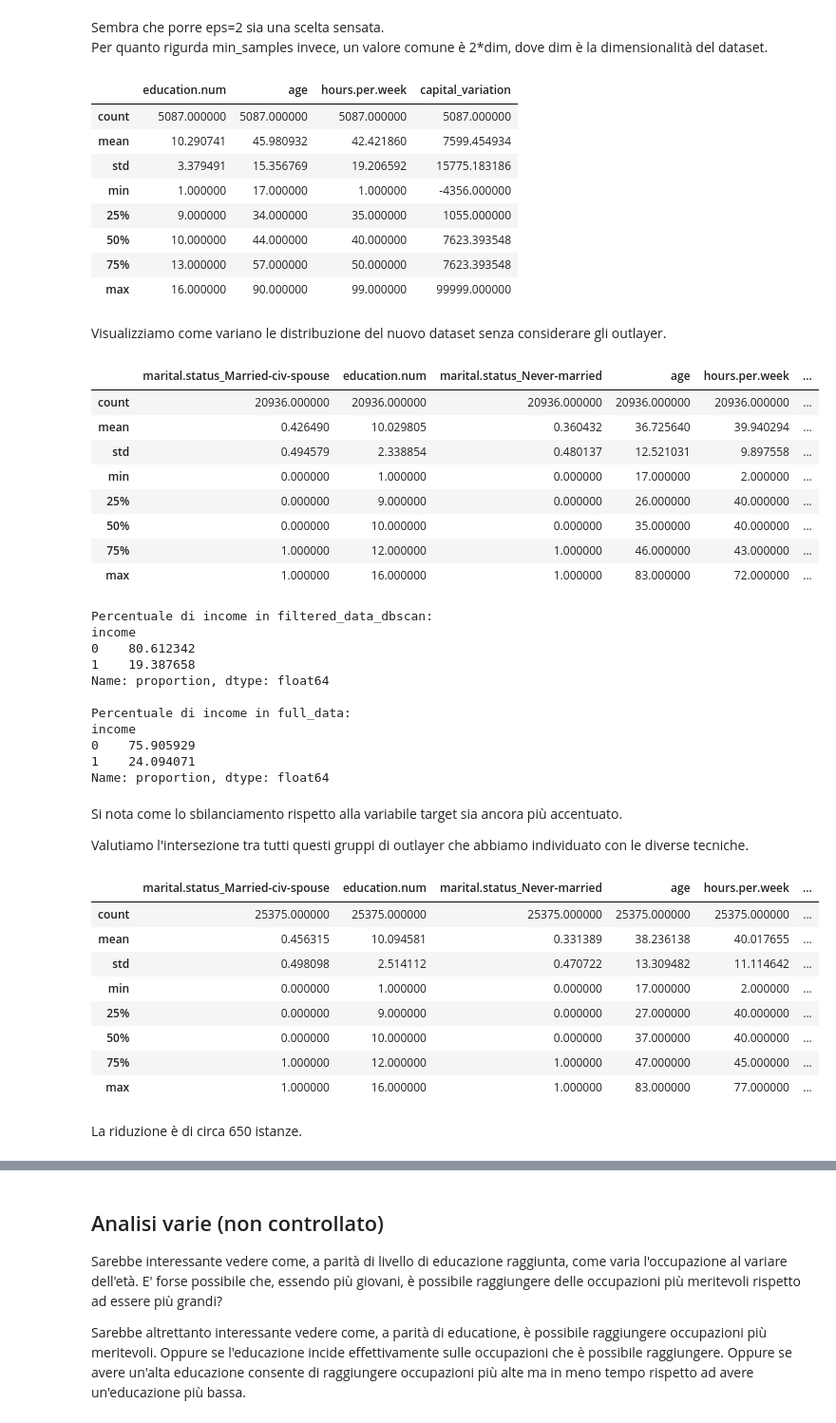
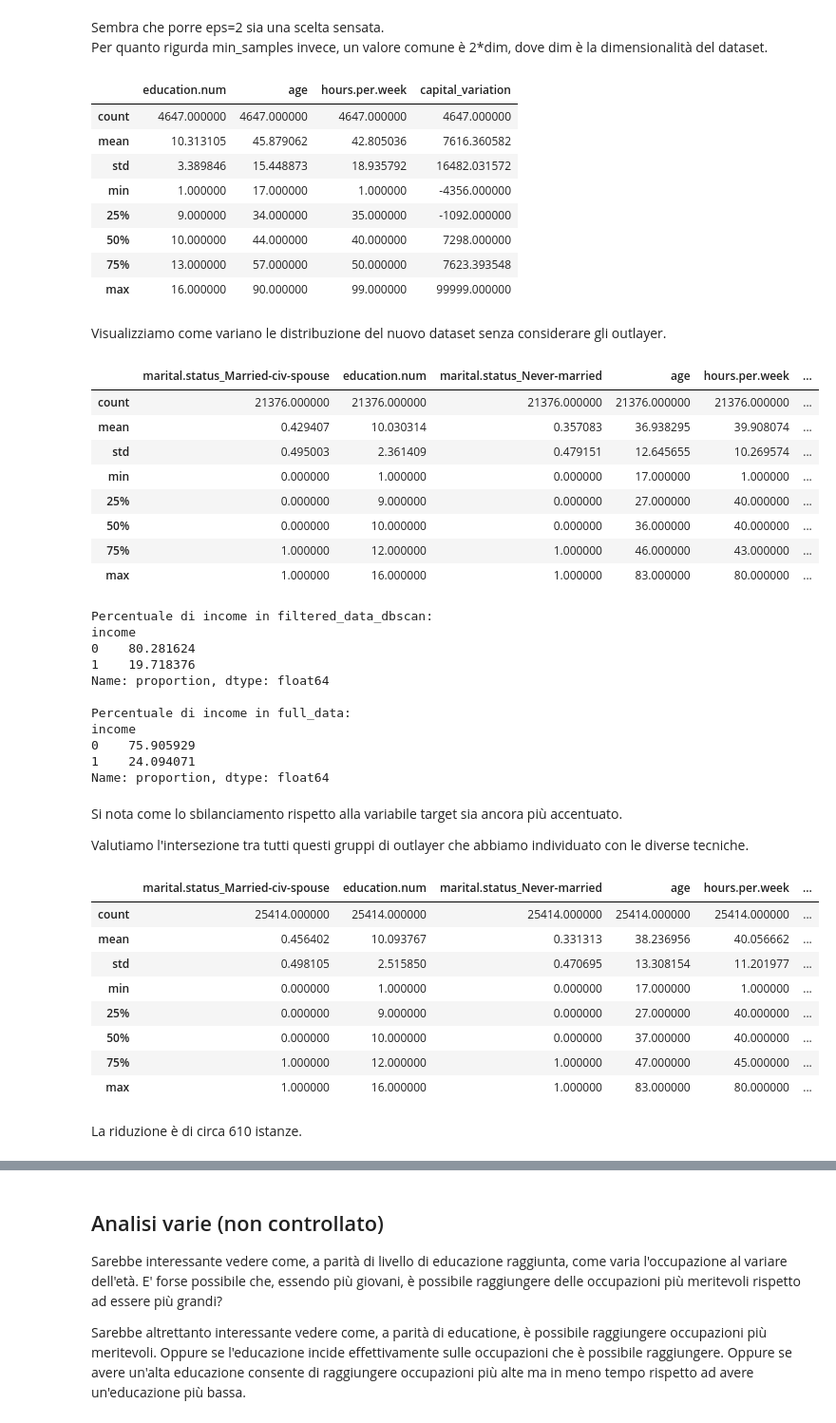
Before and after one commit to ale29ruf/Progetto_Data_Mining, a Jupyter notebook: ProgettoACI.ipynb, the cells around one changed output, grey strips where cells are left out. Shown at 95% size. Saved outputs shown, nothing was run; the diff lists cells and outputs as text; code cells hidden in the pictures.

```diff
--- a/ProgettoACI.ipynb
+++ b/ProgettoACI.ipynb
@@ -962,23 +963,23 @@ Per quanto rigurda min_samples invece, un valore comune è 2*dim, dove dim è la
 # %%
 from sklearn.cluster import DBSCAN
 
-dbscan = DBSCAN(eps=2, min_samples=2*5)
+dbscan = DBSCAN(eps=2, min_samples=2*4)
 
 # Lancio DBSCAN
 labels = dbscan.fit_predict(train_set_non_binary)
 
 # Le anomalie vengono etichettate come -1 dall'algoritmo
 anomalies = train_set_non_binary[labels == -1]
 
 anomalies.describe()
 # %% [output]
 |  | education.num | age | hours.per.week | capital_variation |
-| count | 5087.000000 | 5087.000000 | 5087.000000 | 5087.000000 |
-| mean | 10.290741 | 45.980932 | 42.421860 | 7599.454934 |
-| std | 3.379491 | 15.356769 | 19.206592 | 15775.183186 |
+| count | 4647.000000 | 4647.000000 | 4647.000000 | 4647.000000 |
+| mean | 10.313105 | 45.879062 | 42.805036 | 7616.360582 |
+| std | 3.389846 | 15.448873 | 18.935792 | 16482.031572 |
 | min | 1.000000 | 17.000000 | 1.000000 | -4356.000000 |
-| 25% | 9.000000 | 34.000000 | 35.000000 | 1055.000000 |
-| 50% | 10.000000 | 44.000000 | 40.000000 | 7623.393548 |
+| 25% | 9.000000 | 34.000000 | 35.000000 | -1092.000000 |
+| 50% | 10.000000 | 44.000000 | 40.000000 | 7298.000000 |
 | 75% | 13.000000 | 57.000000 | 50.000000 | 7623.393548 |
 | max | 16.000000 | 90.000000 | 99.000000 | 99999.000000 |
 # %% [markdown]
@@ -992,14 +993,14 @@ filtered_data_dbscan = full_data[~test_anomalies_mask]
 filtered_data_dbscan.describe()
 # %% [output]
 |  | marital.status_Married-civ-spouse | education.num | marital.status_Never-married | age | hours.per.week | ... |
-| count | 20936.000000 | 20936.000000 | 20936.000000 | 20936.000000 | 20936.000000 | ... |
-| mean | 0.426490 | 10.029805 | 0.360432 | 36.725640 | 39.940294 | ... |
-| std | 0.494579 | 2.338854 | 0.480137 | 12.521031 | 9.897558 | ... |
-| min | 0.000000 | 1.000000 | 0.000000 | 17.000000 | 2.000000 | ... |
-| 25% | 0.000000 | 9.000000 | 0.000000 | 26.000000 | 40.000000 | ... |
-| 50% | 0.000000 | 10.000000 | 0.000000 | 35.000000 | 40.000000 | ... |
+| count | 21376.000000 | 21376.000000 | 21376.000000 | 21376.000000 | 21376.000000 | ... |
+| mean | 0.429407 | 10.030314 | 0.357083 | 36.938295 | 39.908074 | ... |
+| std | 0.495003 | 2.361409 | 0.479151 | 12.645655 | 10.269574 | ... |
+| min | 0.000000 | 1.000000 | 0.000000 | 17.000000 | 1.000000 | ... |
+| 25% | 0.000000 | 9.000000 | 0.000000 | 27.000000 | 40.000000 | ... |
+| 50% | 0.000000 | 10.000000 | 0.000000 | 36.000000 | 40.000000 | ... |
 | 75% | 1.000000 | 12.000000 | 1.000000 | 46.000000 | 43.000000 | ... |
-| max | 1.000000 | 16.000000 | 1.000000 | 83.000000 | 72.000000 | ... |
+| max | 1.000000 | 16.000000 | 1.000000 | 83.000000 | 80.000000 | ... |
 # %%
 filtered_data_income_percent = filtered_data_dbscan['income'].value_counts(normalize=True) * 100
 train_set_income_percent = full_data['income'].value_counts(normalize=True) * 100
@@ -1011,8 +1012,8 @@ print(train_set_income_percent)
 # %% [output]
 Percentuale di income in filtered_data_dbscan:
 income
-0    80.612342
-1    19.387658
+0    80.281624
+1    19.718376
 Name: proportion, dtype: float64
 
 Percentuale di income in full_data:
@@ -1031,16 +1032,16 @@ filtered_data_final = full_data[~final_mask]
 filtered_data_final.describe()
 # %% [output]
 |  | marital.status_Married-civ-spouse | education.num | marital.status_Never-married | age | hours.per.week | ... |
-| count | 25375.000000 | 25375.000000 | 25375.000000 | 25375.000000 | 25375.000000 | ... |
-| mean | 0.456315 | 10.094581 | 0.331389 | 38.236138 | 40.017655 | ... |
-| std | 0.498098 | 2.514112 | 0.470722 | 13.309482 | 11.114642 | ... |
-| min | 0.000000 | 1.000000 | 0.000000 | 17.000000 | 2.000000 | ... |
+| count | 25414.000000 | 25414.000000 | 25414.000000 | 25414.000000 | 25414.000000 | ... |
+| mean | 0.456402 | 10.093767 | 0.331313 | 38.236956 | 40.056662 | ... |
+| std | 0.498105 | 2.515850 | 0.470695 | 13.308154 | 11.201977 | ... |
+| min | 0.000000 | 1.000000 | 0.000000 | 17.000000 | 1.000000 | ... |
 | 25% | 0.000000 | 9.000000 | 0.000000 | 27.000000 | 40.000000 | ... |
 | 50% | 0.000000 | 10.000000 | 0.000000 | 37.000000 | 40.000000 | ... |
 | 75% | 1.000000 | 12.000000 | 1.000000 | 47.000000 | 45.000000 | ... |
-| max | 1.000000 | 16.000000 | 1.000000 | 83.000000 | 77.000000 | ... |
+| max | 1.000000 | 16.000000 | 1.000000 | 83.000000 | 80.000000 | ... |
 # %% [markdown]
-La riduzione è di circa 650 istanze.
+La riduzione è di circa 610 istanze.
 # %%
 filtered_data_income_percent = filtered_data_final['income'].value_counts(normalize=True) * 100
 train_set_income_percent = full_data['income'].value_counts(normalize=True) * 100
```
Also changed, not shown: parts of 8 cells of this notebook.
